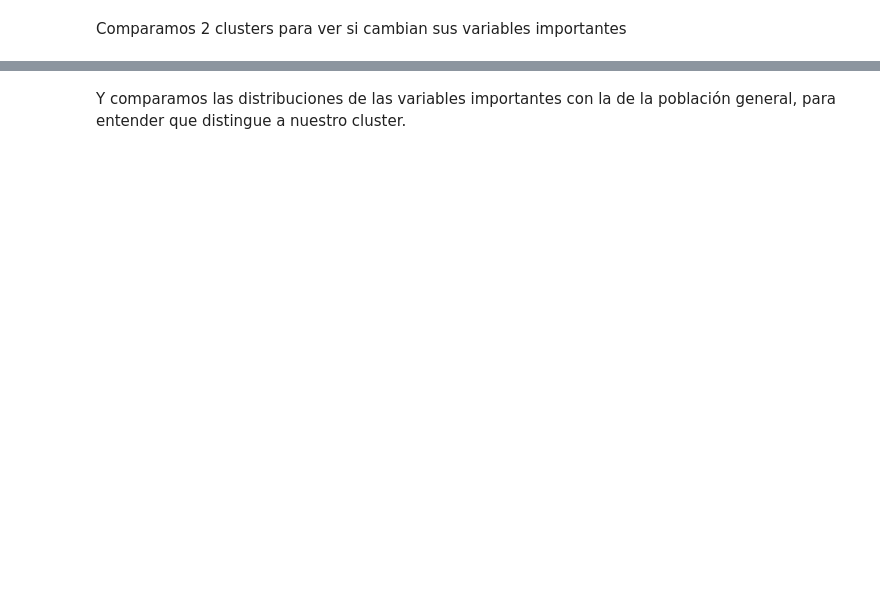
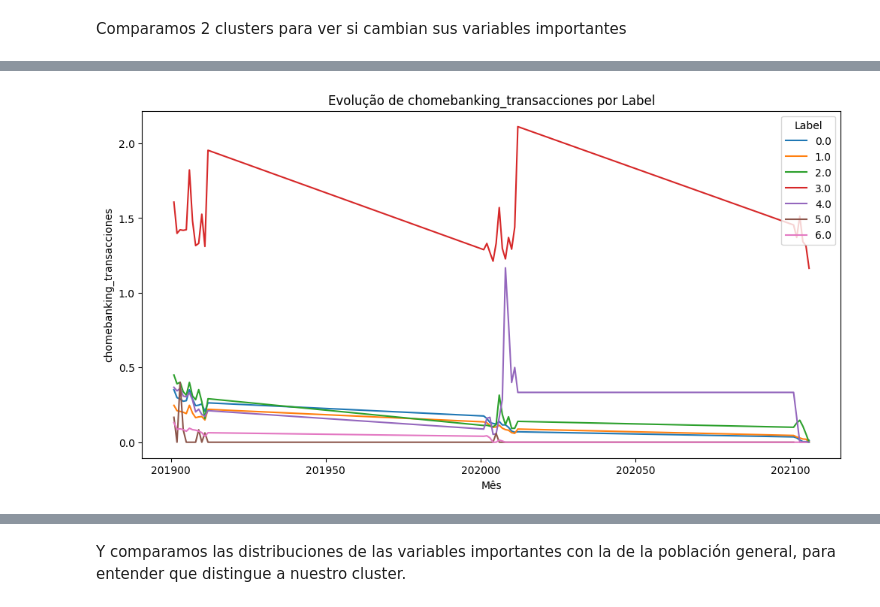
Before and after one commit to maiconfialho/dmeyf2023, a Jupyter notebook: src/monday/z801_Sobre_Interpretabilidad_v2.ipynb, the cells around one changed output, grey strips where cells are left out. Drawn from its saved outputs; the diff is of its cells as text; code cells hidden in the pictures; blank space fills up the shorter version.

```diff
--- a/src/monday/z801_Sobre_Interpretabilidad_v2.ipynb
+++ b/src/monday/z801_Sobre_Interpretabilidad_v2.ipynb
@@ -69,2 +80,5 @@ clase_train = ds_train["clase_ternaria"].map(lambda x: 1 if x == "BAJA+2" else 0
 # %% [markdown]
 Y armamos un **dataset** con solo los casos de **BAJAS+1** y **BAJAS+2**. Sacamos los de los **datasets** los targets.
+# %%
+ds_hist = ds_train[ds_train["numero_de_cliente"].isin(ds_train[ds_train["clase_ternaria"] == "BAJA+2"]["numero_de_cliente"])]
+ds_hist.drop(columns=["clase_ternaria"], inplace=True)
@@ -250 +290,5 @@ ctrx_quarter                        -0.562337
 Length: 153, dtype: float64
+# %%
+#criar um novo dataset com os labels
+ds_bajas_labels = ds_bajas.copy()
+ds_bajas_labels["labels"] = y.labels_
@@ -250,0 +323,8 @@ Length: 153, dtype: float64
+# %%
+#criar um novo dataset copia de ds_bajas adicionando o numero_de_cliente que vai ser igual ao numero_de_cliente do ds_hist aonde o index for igual , usar ds_hist.index.get_loc() para localizar o index do cliente no ds_hist
+ds_historico_bajas = ds_bajas_labels.copy()
+ds_historico_bajas['numero_de_cliente'] = ds_hist.loc[ds_bajas_labels.index, 'numero_de_cliente']
+# %%
+ds_historico_final = pd.concat([ds_historico_bajas, ds_hist], axis=0)
+ds_historico_final['labels'].fillna(ds_historico_final.groupby('numero_de_cliente')['labels'].transform('first'), inplace=True)
+ds_historico_final.drop_duplicates(subset=['numero_de_cliente', 'foto_mes'], keep='last', inplace=True)
@@ -250,0 +352,29 @@ Length: 153, dtype: float64
+# %%
+import matplotlib.pyplot as plt
+import pandas as pd
+
+# Suponha que você tenha um DataFrame chamado 'ds_historico_final' com as colunas 'numero_de_cliente', 'foto_mes', 'label' e 'chomebanking_transacciones'
+# Certifique-se de que o DataFrame esteja carregado corretamente
+
+# Converter a coluna 'foto_mes' para o formato de data, se já não estiver
+
+# Crie um gráfico de linhas para cada rótulo
+plt.figure(figsize=(12, 6))
+
+# Agrupe o DataFrame por 'label' e 'foto_mes' e calcule a média de 'chomebanking_transacciones'
+grouped = ds_historico_final.groupby(['foto_mes', 'labels'])['cpayroll_trx'].mean().unstack()
+
+# Plote as linhas para cada rótulo
+for label, data in grouped.items():
+    plt.plot(data.index, data, label=label)
+
+# Configurações de legenda e rótulos de eixo
+plt.legend(title='Label')
+plt.xlabel('Mês')
+plt.ylabel('chomebanking_transacciones')
+plt.title('Evolução de chomebanking_transacciones por Label')
+
+# Mostrar o gráfico
+plt.show()
+# %% [output]
+[figure, added]
```
Also changed, not shown: parts of 30 cells of this notebook.
